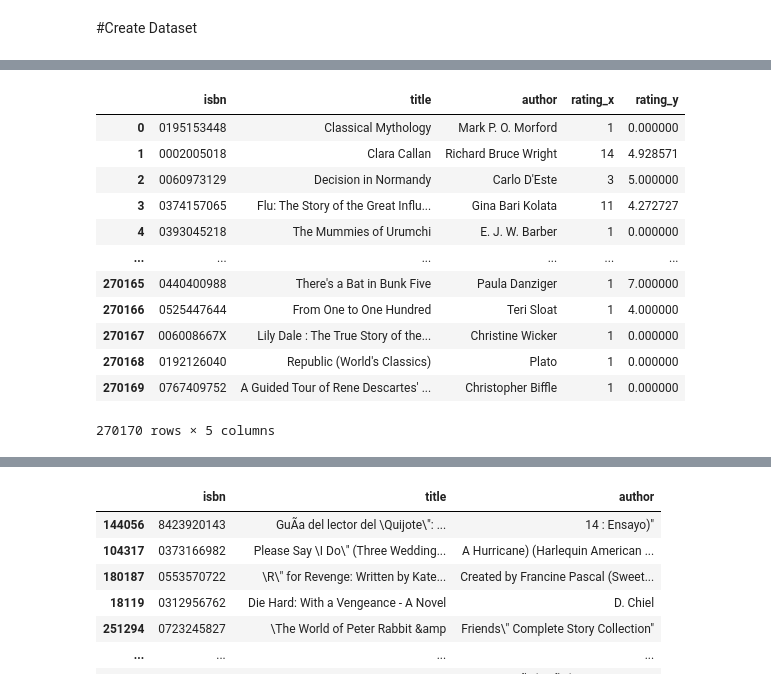
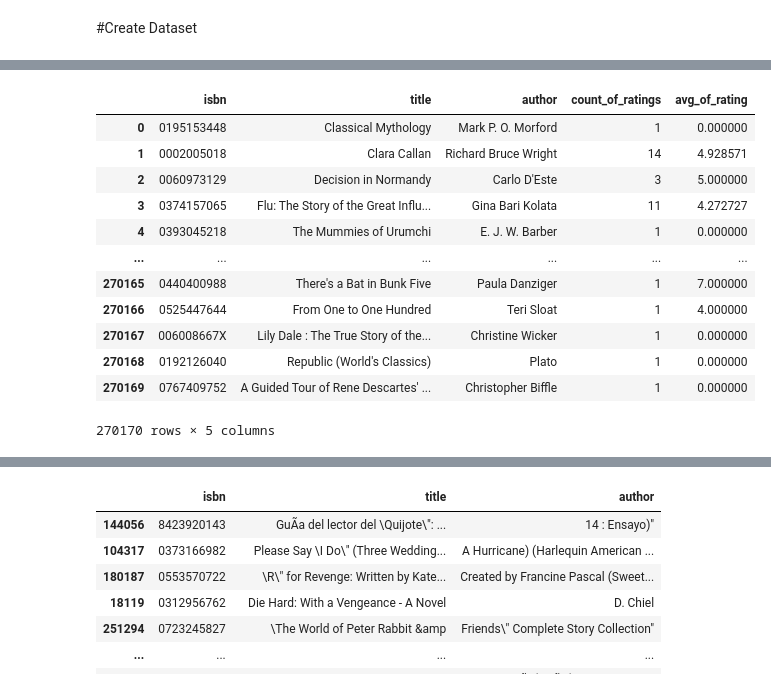
Before and after one commit to mkuti/Alpha-blog, a Jupyter notebook: fcc_book_recommendation_knn.ipynb, the cells around one changed output, grey strips where cells are left out. Saved outputs shown, nothing was run; the diff lists cells and outputs as text; code cells hidden in the pictures.

```diff
--- a/fcc_book_recommendation_knn.ipynb
+++ b/fcc_book_recommendation_knn.ipynb
@@ -51,6 +51,7 @@ df_ratings = pd.read_csv(
 # %% [markdown]
 #Create Dataset
 # %%
-count_of_rating = df_ratings.groupby('isbn')['rating'].count().rename(columns={'rating': 'count_of_ratings'})
-avg_of_rating = df_ratings.groupby('isbn')['rating'].mean().rename(columns={'rating': 'avg_of_ratings'})
-df_avg_ratings = pd.merge(count_of_rating, avg_of_rating, on='isbn')
+count_of_rating = df_ratings.groupby('isbn')['rating'].count()
+avg_of_rating = df_ratings.groupby('isbn')['rating'].mean()
+new_ratings_df = pd.DataFrame({'count_of_ratings':count_of_rating, 'avg_of_rating': avg_of_rating})
+df = df_books.merge(new_ratings_df, on='isbn')
@@ -74,9 +58,7 @@ df_avg_ratings
-# %%
-df = pd.merge(df_books, df_avg_ratings, on='isbn')
 # %%
-df.sort
+df
 # %% [output]
-|  | isbn | title | author | rating_x | rating_y |
+|  | isbn | title | author | count_of_ratings | avg_of_rating |
 | 0 | 0195153448 | Classical Mythology | Mark P. O. Morford | 1 | 0.000000 |
 | 1 | 0002005018 | Clara Callan | Richard Bruce Wright | 14 | 4.928571 |
 | 2 | 0060973129 | Decision in Normandy | Carlo D'Este | 3 | 5.000000 |
```
Also changed, not shown: parts of 3 cells of this notebook.
